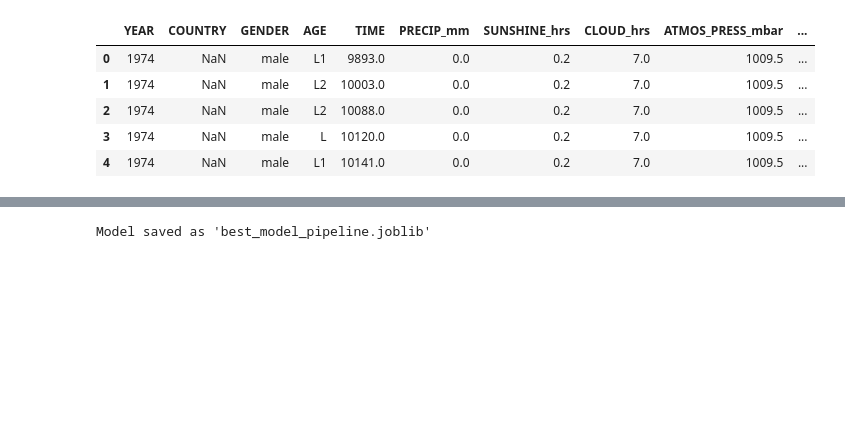
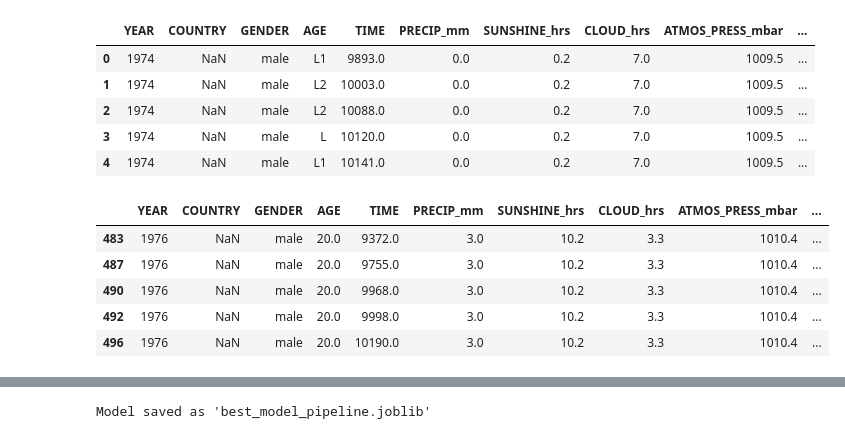
Before and after one commit to esc20936/backendMarathonPredict, a Jupyter notebook: notebooks/Nuevo.ipynb, the cells around one changed output, grey strips where cells are left out. Saved outputs shown, nothing was run; the diff lists cells and outputs as text; code cells hidden in the pictures; blank space fills up the shorter version.

```diff
--- a/notebooks/Nuevo.ipynb
+++ b/notebooks/Nuevo.ipynb
@@ -59,6 +59,19 @@ combined_data.head()
 | 2 | 1974 | NaN | male | L2 | 10088.0 | 0.0 | 0.2 | 7.0 | 1009.5 | ... |
 | 3 | 1974 | NaN | male | L | 10120.0 | 0.0 | 0.2 | 7.0 | 1009.5 | ... |
 | 4 | 1974 | NaN | male | L1 | 10141.0 | 0.0 | 0.2 | 7.0 | 1009.5 | ... |
+# %%
+combined_data['AGE'] = pd.to_numeric(combined_data['AGE'], errors='coerce')
+combined_data = combined_data.dropna(subset=['AGE'])
+
+# Display the result
+combined_data.head()
+# %% [output]
+|  | YEAR | COUNTRY | GENDER | AGE | TIME | PRECIP_mm | SUNSHINE_hrs | CLOUD_hrs | ATMOS_PRESS_mbar | ... |
+| 483 | 1976 | NaN | male | 20.0 | 9372.0 | 3.0 | 10.2 | 3.3 | 1010.4 | ... |
+| 487 | 1976 | NaN | male | 20.0 | 9755.0 | 3.0 | 10.2 | 3.3 | 1010.4 | ... |
+| 490 | 1976 | NaN | male | 20.0 | 9968.0 | 3.0 | 10.2 | 3.3 | 1010.4 | ... |
+| 492 | 1976 | NaN | male | 20.0 | 9998.0 | 3.0 | 10.2 | 3.3 | 1010.4 | ... |
+| 496 | 1976 | NaN | male | 20.0 | 10190.0 | 3.0 | 10.2 | 3.3 | 1010.4 | ... |
 # %%
 # Selecting only numeric columns for the correlation matrix
 numeric_data = combined_data.select_dtypes(include=[float, int])
```
Also changed, not shown: parts of 5 cells of this notebook, 8 other files.
